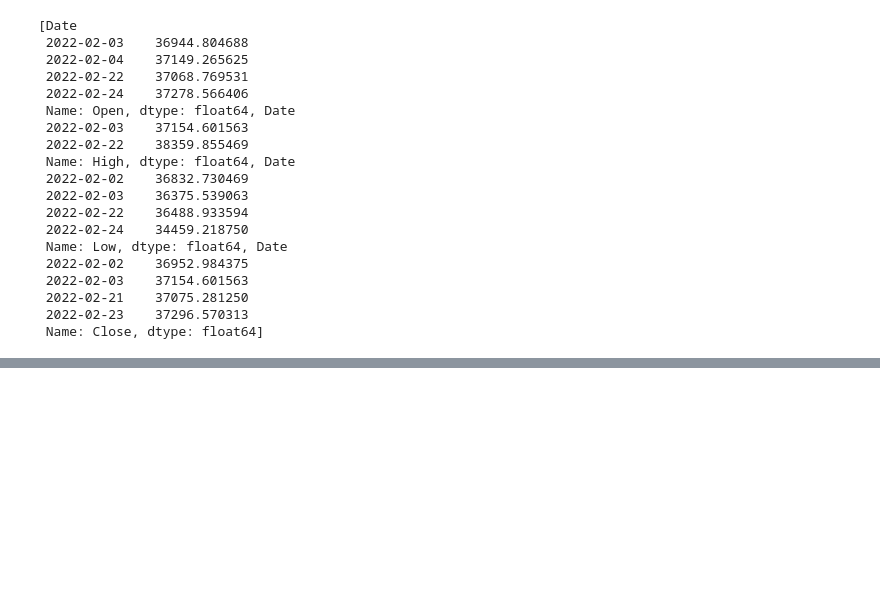
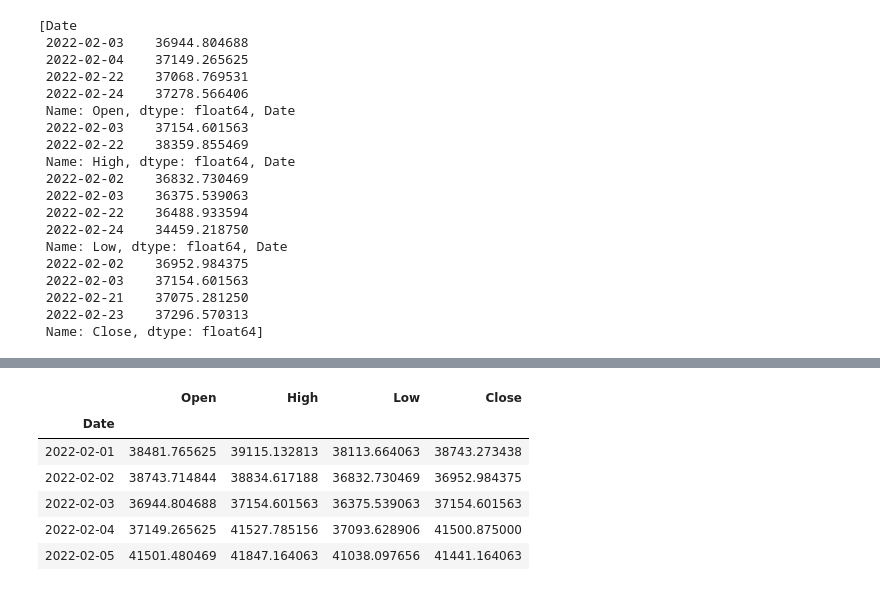
Before and after one commit to yosou20/multivariate_time-series_anomaly_detection, a Jupyter notebook: note1.ipynb, the cells around one changed output, grey strips where cells are left out. Saved outputs shown, nothing was run; the diff lists cells and outputs as text; code cells hidden in the pictures; blank space fills up the shorter version.

```diff
--- a/note1.ipynb
+++ b/note1.ipynb
@@ -180,0 +275,10 @@ Name: Low, dtype: float64
+# %%
+df2.head()
+# %% [output]
+|  | Open | High | Low | Close |
+| Date |  |  |  |  |
+| 2022-02-01 | 38481.765625 | 39115.132813 | 38113.664063 | 38743.273438 |
+| 2022-02-02 | 38743.714844 | 38834.617188 | 36832.730469 | 36952.984375 |
+| 2022-02-03 | 36944.804688 | 37154.601563 | 36375.539063 | 37154.601563 |
+| 2022-02-04 | 37149.265625 | 41527.785156 | 37093.628906 | 41500.875000 |
+| 2022-02-05 | 41501.480469 | 41847.164063 | 41038.097656 | 41441.164063 |
```
Also changed, not shown: parts of 11 cells of this notebook, 2 other files.
